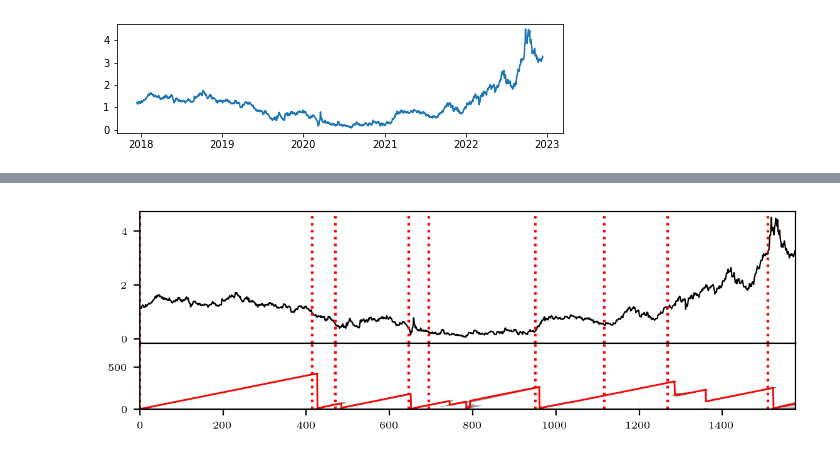
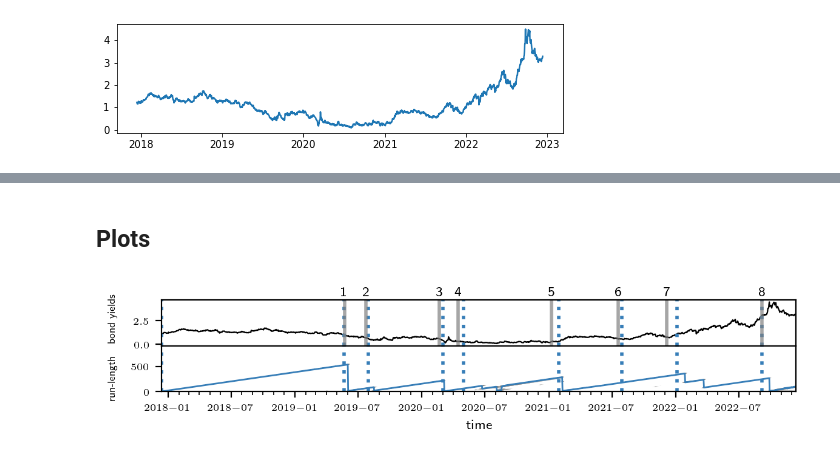
Before and after one commit to maltamiranomontero/DSM-bocd, a Jupyter notebook: notebooks/Bond.ipynb, the cells around one changed output, grey strips where cells are left out. Saved outputs shown, nothing was run; the diff lists cells and outputs as text; code cells hidden in the pictures.

```diff
--- a/notebooks/Bond.ipynb
+++ b/notebooks/Bond.ipynb
@@ -69,0 +89,3 @@ model = DSMGammaSampling(data, m ,grad_m, grad_t, hess_t, grad_b, beta, mu0, Sig
+# %%
+omega = omegas[-1]
+print(omega)
@@ -70,2 +96,4 @@ model = DSMGammaSampling(data, m ,grad_m, grad_t, hess_t, grad_b, beta, mu0, Sig
+# %%
+model = DSMGamma(data, m ,grad_m, grad_r, hess_r, grad_b, omega, mu0, Sigma0, b = 20)
 # %%
 hazard = ConstantHazard(100)
@@ -72,6 +102,6 @@ hazard = ConstantHazard(100)
 # %%
 %%time
-R_DSM_sampling  = bocpd(data, hazard, model, K=50, verbose=True)
+R_DSM  = bocpd(data, hazard, model, K=50, verbose=True)
 # %% [output]
 Processing observation #100
 Processing observation #200
@@ -121,23 +126,58 @@ plot_posterior(T, data, R_DSM_sampling, cps)
+# %% [markdown]
+## Plots
+# %%
+events = np.flip(np.array(['2022-09-06', # Liz Truss
+                   '2021-12-06', # Restriction covid
+                   '2021-07-19', # Restriction end
+                   '2021-01-08', # Covid third wage
+                   '2020-04-15', # Covid first wage
+                   '2020-02-21', # Covid started
+                   '2019-07-24', # Boris Johnson
+                   '2019-05-24', # Theresa May resignation
+                  ], dtype='datetime64'))
 # %%
-FILE_NAME = 'Bond_full.pdf'
-R = R_DSM_sampling
-cp = cps
-with plt.rc_context(bundles.icml2022(column='full', ncols=2)):
+FILE_NAME = 'Bond.pdf'
+R = R_DSM
+cps = find_cp(R_DSM)
+cp_color = CB_color_cycle[0]
+import matplotlib.dates as mdates
+x_lims = mdates.date2num([dates[0],dates[-1]])
 
-    fig, ax = plt.subplots(2, 1, sharex = True , gridspec_kw={'height_ratios': [2,1]}, dpi = 200)
-    ax[0].set_xlim([0,T])
-    ax[0].plot(data[:,0],c='black',lw=0.8)
+with plt.rc_context(bundles.icml2022(column = 'full', ncols=3)):
 
-    ax[1].set_xlim([0,T])
+    fig, ax = plt.subplots(2, 1, sharex = True, gridspec_kw={'height_ratios': [1,1]}, dpi = 200, figsize=(6.75, 1))
+    ax[0].plot(dates, data[:,0],c='black',lw=0.8)
+
+    ax[1].set_xlim([x_lims[0],x_lims[1]])
     ax[1].set_ylim([0,T/2])
     ax[1].imshow(np.rot90(R), aspect='auto', cmap='gray_r',
-                   norm=LogNorm(vmin=0.0001, vmax=1), extent=[0,T,0,T])
-    ax[1].plot(np.argmax(R,axis=1), c='r', alpha=1, lw=1)
+                   norm=LogNorm(vmin=0.0001, vmax=1), extent=[x_lims[0],x_lims[1],0,T])
+    ax[1].plot(dates, np.argmax(R[1:],axis=1), c=cp_color, alpha=1, lw=1)
 
     for cp in cps:
-        ax[0].axvline(cp, c='red', ls='dotted', lw=1.5)
-        ax[1].axvline(cp, c='red', ls='dotted', lw=1.5)
+        ax[0].axvline(dates[cp], c=cp_color, ls='dotted', lw=2)
+        ax[1].axvline(dates[cp], c=cp_color, ls='dotted', lw=2)
+
+    for i, event in enumerate(events):
+        ax[0].axvline(event,c='grey', alpha = 0.7, lw= 2)
+        ax[0].text(event, 5.5, i+1, fontsize = bundles.icml2022(column = 'full', ncols=2)['font.size'], horizontalalignment='center', verticalalignment='center')
+
+    ax[0].xaxis.set_major_locator(mdates.MonthLocator(bymonth=(1, 7)))
+    ax[0].xaxis.set_minor_locator(mdates.MonthLocator())
+
+    #for label in ax[1].get_xticklabels(which='major'):
+    #    label.set(rotation=30, horizontalalignment='right')
+
+    ax[1].set_xlabel('time')
+
+    ax[0].set_ylabel('bond yields', size = 6)
+    ax[1].set_ylabel('run-length', size = 6)
+
+
+    ax[0].yaxis.set_label_coords(-0.07,0.6)
+    ax[1].yaxis.set_label_coords(-0.07,0.3)
+
     fig.subplots_adjust(hspace=0)
     fig.savefig(os.path.join(RESULT_PATH, FILE_NAME), format="pdf", bbox_inches= "tight")
 # %% [output]
-[figure, old version]
+[figure, new version]
```
Also changed, not shown: parts of 20 cells of this notebook, 41 other files.
